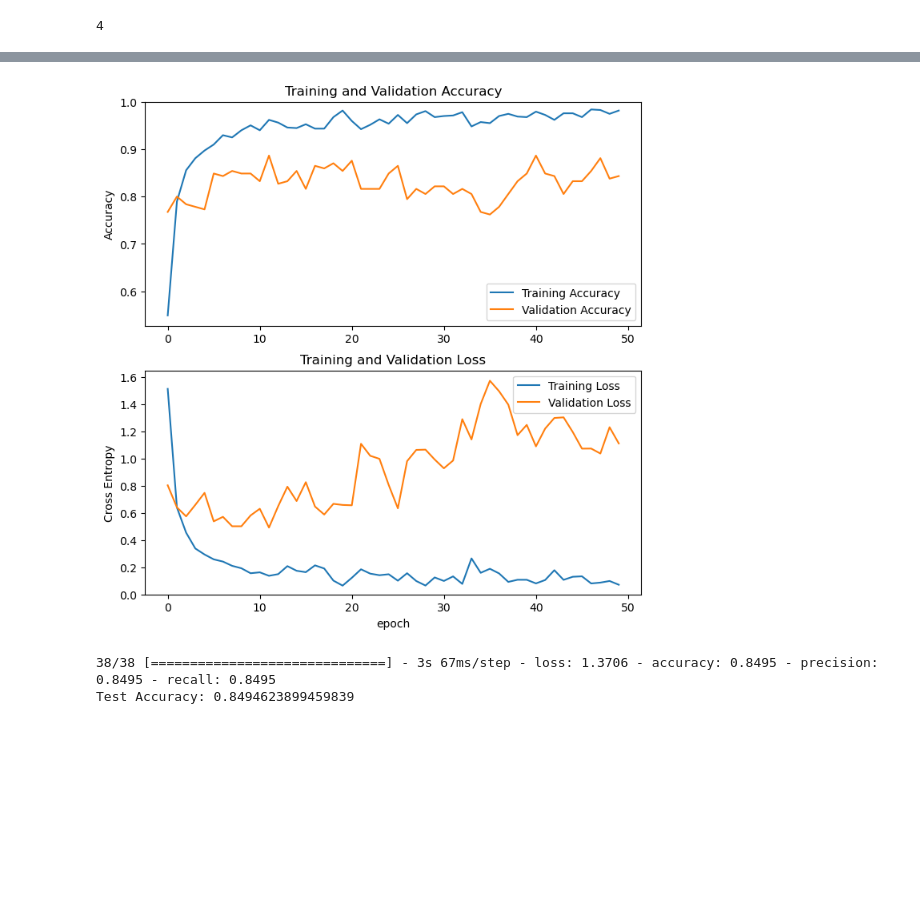
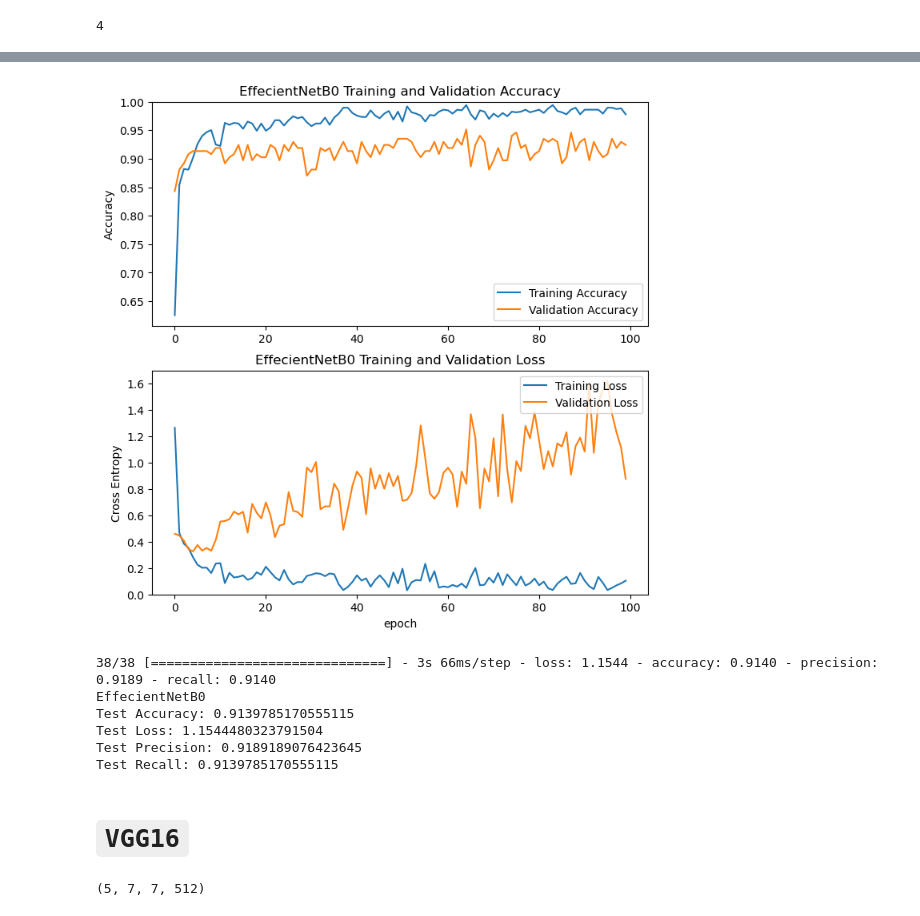
Before and after one commit to nneven/dsci-552, a Jupyter notebook: final-project/notebook/Neven_Nicolas_Final_Project.ipynb, the cells around one changed output, grey strips where cells are left out. Cells and saved outputs as stored; diff of their text form; code cells hidden in the pictures; blank space fills up the shorter version.

```diff
--- a/final-project/notebook/Neven_Nicolas_Final_Project.ipynb
+++ b/final-project/notebook/Neven_Nicolas_Final_Project.ipynb
@@ -9,7 +9,8 @@ tf.get_logger().setLevel('ERROR')
 # %%
 full_dataset = tf.keras.preprocessing.image_dataset_from_directory('../data/images',
                                                                    label_mode='categorical',
-                                                                   batch_size=5)
+                                                                   batch_size=5,
+                                                                   image_size=(224, 224))
 # %% [output]
 Found 1236 files belonging to 21 classes.
 # %%
@@ -53,7 +54,7 @@ test_dataset = test_dataset.prefetch(buffer_size=AUTOTUNE)
 # Question (1) (c)
 # %%
 data_augmentation = tf.keras.Sequential([
-    tf.keras.layers.RandomCrop(height=256, width=256),
+    tf.keras.layers.RandomCrop(height=224, width=224),
     tf.keras.layers.RandomZoom(height_factor=(-0.2, 0.2)),
     tf.keras.layers.RandomRotation(factor=(-0.2, 0.2)),
     tf.keras.layers.RandomFlip(),
@@ -97,7 +103,7 @@ print(prediction_batch.shape)
 # %% [output]
 (5, 21)
 # %%
-inputs = tf.keras.Input(shape=(256, 256, 3))
+inputs = tf.keras.Input(shape=(224, 224, 3))
 x = data_augmentation(inputs)
 x = base_model(x, training=False)
 x = global_average_layer(x)
@@ -151,7 +159,9 @@ Initial Accuracy: 0.03
 Initial Precision: 0.00
 Initial Recall: 0.00
 # %%
+callback = tf.keras.callbacks.EarlyStopping(monitor='val_accuracy', patience=50, restore_best_weights=True)
 history = model.fit(train_dataset,
-                    epochs=50,
-                    validation_data=validate_dataset)
+                    epochs=100,
+                    validation_data=validate_dataset,
+                    callbacks=[callback])
 # %% [output]
@@ -177,33 +187,43 @@ Epoch 50/50
 # %%
 acc = history.history['accuracy']
 val_acc = history.history['val_accuracy']
 
 loss = history.history['loss']
 val_loss = history.history['val_loss']
 
 plt.figure(figsize=(8, 8))
 plt.subplot(2, 1, 1)
 plt.plot(acc, label='Training Accuracy')
 plt.plot(val_acc, label='Validation Accuracy')
 plt.legend(loc='lower right')
 plt.ylabel('Accuracy')
 plt.ylim([min(plt.ylim()), 1])
-plt.title('Training and Validation Accuracy')
+plt.title('EffecientNetB0 Training and Validation Accuracy')
 
 plt.subplot(2, 1, 2)
 plt.plot(loss, label='Training Loss')
 plt.plot(val_loss, label='Validation Loss')
 plt.legend(loc='upper right')
 plt.ylabel('Cross Entropy')
 plt.ylim([0, max(plt.ylim())])
-plt.title('Training and Validation Loss')
+plt.title('EffecientNetB0 Training and Validation Loss')
 plt.xlabel('epoch')
 plt.show()
 # %% [output]
-[figure, old version]
+[figure, new version]
 # %%
-loss, accuracy, prediction, recall = model.evaluate(test_dataset)
+loss, accuracy, precision, recall = model.evaluate(test_dataset)
+print('EffecientNetB0')
 print('Test Accuracy:', accuracy)
+print('Test Loss:', loss)
+print('Test Precision:', precision)
+print('Test Recall:', recall)
 # %% [output]
-38/38 [==============================] - 3s 67ms/step - loss: 1.3706 - accuracy: 0.8495 - precision: 0.8495 - recall: 0.8495
-Test Accuracy: 0.8494623899459839
+38/38 [==============================] - 3s 66ms/step - loss: 1.1544 - accuracy: 0.9140 - precision: 0.9189 - recall: 0.9140
+EffecientNetB0
+Test Accuracy: 0.9139785170555115
+Test Loss: 1.1544480323791504
+Test Precision: 0.9189189076423645
+Test Recall: 0.9139785170555115
+# %% [markdown]
+# `VGG16`
@@ -209,0 +232,6 @@ Test Accuracy: 0.8494623899459839
+# %%
+image_batch, label_batch = next(iter(train_dataset))
+feature_batch = base_model(image_batch)
+print(feature_batch.shape)
+# %% [output]
+(5, 7, 7, 512)
```
Also changed, not shown: parts of 22 cells of this notebook.
